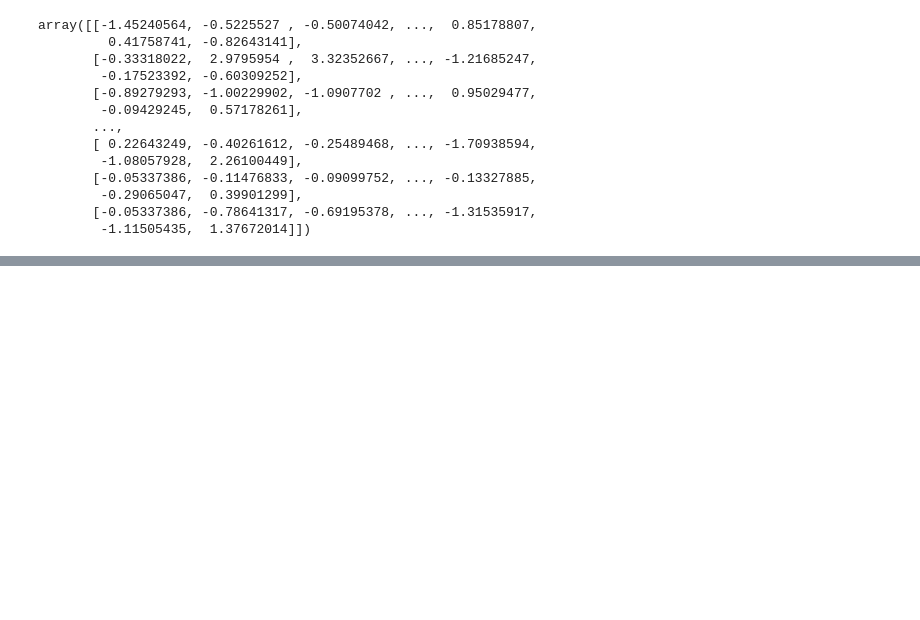
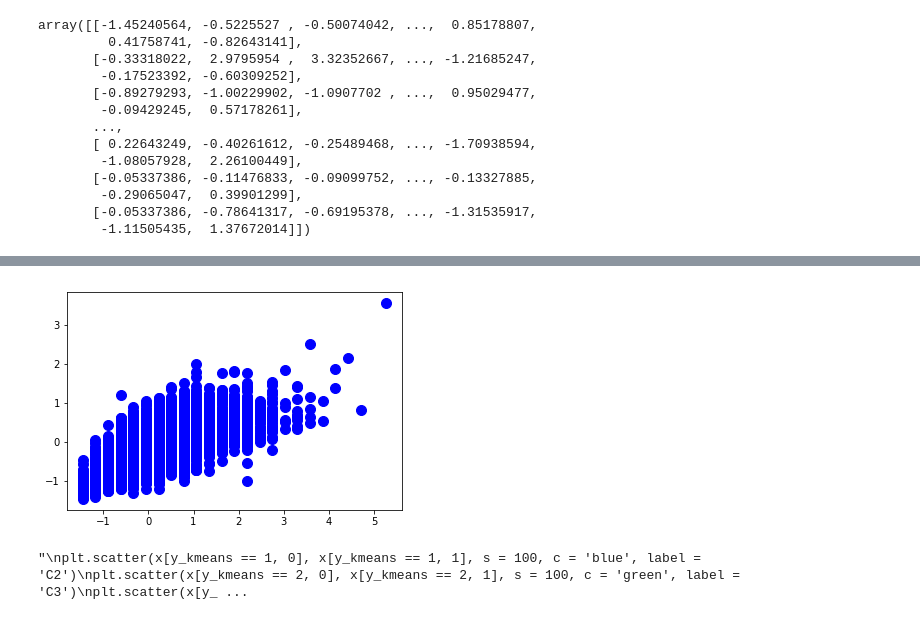
Before and after one commit to idinarene/AFD, a Jupyter notebook: projetAFD.ipynb, the cells around one changed output, grey strips where cells are left out. Cells and saved outputs as stored; diff of their text form; code cells hidden in the pictures; blank space fills up the shorter version.

```diff
--- a/projetAFD.ipynb
+++ b/projetAFD.ipynb
@@ -98,7 +106,7 @@ array([[-1.45240564, -0.5225527 , -0.50074042, ...,  0.85178807,
 
 # create model
 model = Sequential()
-model.add(Dense(50, input_dim=58,kernel_initializer='normal', activation='relu'))#
+model.add(Dense(100, input_dim=58,kernel_initializer='normal', activation='relu'))#
 
 model.add(Dense(500, activation='relu'))
 model.add(Dense(6,kernel_initializer='normal', activation='softmax'))# a revoir la fct
@@ -205,0 +230,14 @@ print(Y_numerique.shape)
+# %%
+#plt.scatter(X[y_kmeans == 0, 0], X[y_kmeans == 0, 1], s = 100, c = 'red', label = 'C1')
+plt.scatter(X[y_kmeans == 1, 0], X[y_kmeans == 1, 1], s = 100, c = 'blue', label = 'C2')
+plt.show()
+'''
+plt.scatter(x[y_kmeans == 1, 0], x[y_kmeans == 1, 1], s = 100, c = 'blue', label = 'C2')
+plt.scatter(x[y_kmeans == 2, 0], x[y_kmeans == 2, 1], s = 100, c = 'green', label = 'C3')
+plt.scatter(x[y_kmeans == 0, 0], x[y_kmeans == 0, 1], s = 100, c = 'red', label = 'C1')
+plt.scatter(x[y_kmeans == 1, 0], x[y_kmeans == 1, 1], s = 100, c = 'blue', label = 'C2')
+plt.scatter(x[y_kmeans == 2, 0], x[y_kmeans == 2, 1], s = 100, c = 'green', label = 'C3')
+'''
+# %% [output]
+[figure, added]
+"\nplt.scatter(x[y_kmeans == 1, 0], x[y_kmeans == 1, 1], s = 100, c = 'blue', label = 'C2')\nplt.scatter(x[y_kmeans == 2, 0], x[y_kmeans == 2, 1], s = 100, c = 'green', label = 'C3')\nplt.scatter(x[y_ ...
```
Also changed, not shown: parts of 16 cells of this notebook, 3 other files.
